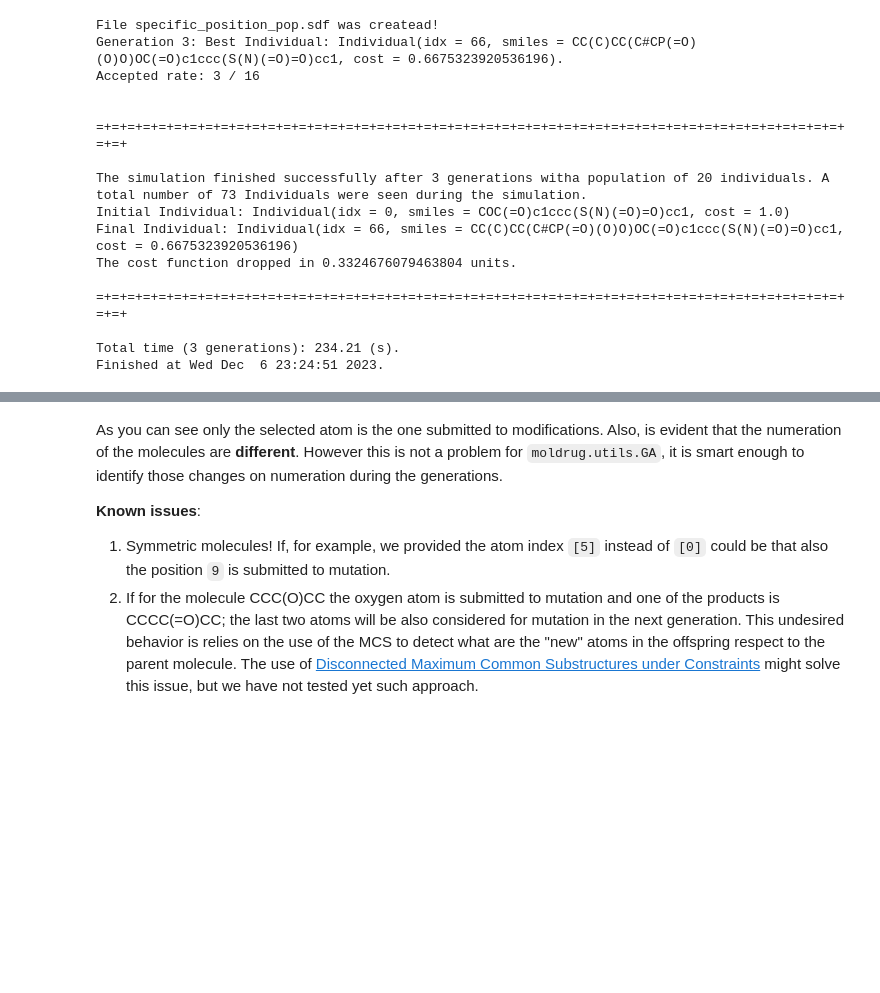
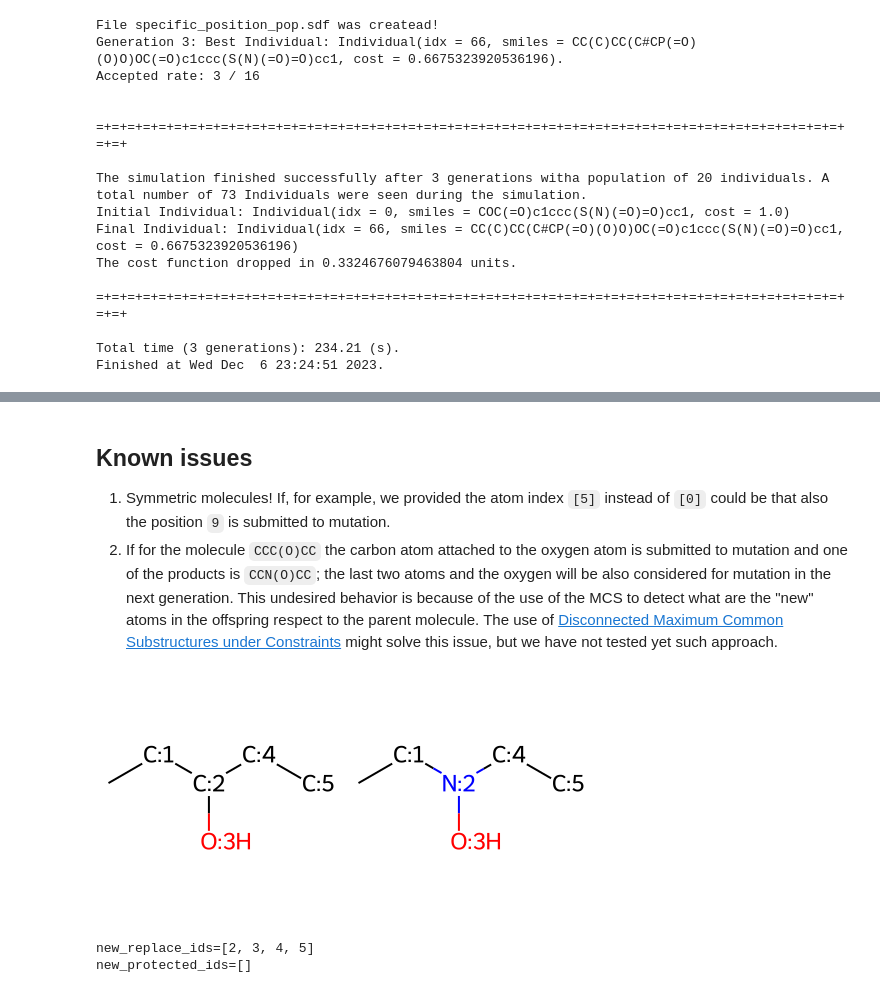
Before and after one commit to ale94mleon/moldrug, a Jupyter notebook: docs/notebooks/advance_topics.ipynb, the cells around one changed output, grey strips where cells are left out. Cells and saved outputs as stored; diff of their text form; code cells hidden in the pictures; blank space fills up the shorter version.

```diff
--- a/docs/notebooks/advance_topics.ipynb
+++ b/docs/notebooks/advance_topics.ipynb
@@ -141,6 +146,22 @@ drawgrid([mol_with_atom_index(Chem.RemoveHs(m)) for m in mol_list])
 # %% [markdown]
-As you can see only the selected atom is the one submitted to modifications. Also, is evident that the numeration of the molecules are **different**. However this is not a problem for `moldrug.utils.GA`, it is smart enough to identify those changes on numeration during the generations.
+## Known issues
 
-**Known issues**:
 1. Symmetric molecules! If, for example, we provided the atom index `[5]` instead of `[0]` could be that also the position `9` is submitted to mutation.
-2. If for the molecule CCC(O)CC the oxygen atom is submitted to mutation and one of the products is CCCC(=O)CC; the last two atoms will be also considered for mutation in the next generation. This undesired behavior is relies on the use of the MCS to detect what are the "new" atoms in the offspring respect to the parent molecule. The use of [Disconnected Maximum Common Substructures under Constraints](https://pubs.acs.org/doi/10.1021/acs.jcim.0c00741) might solve this issue, but we have not tested yet such approach.
+2. If for the molecule `CCC(O)CC` the carbon atom attached to the oxygen atom is submitted to mutation and one of the products is `CCN(O)CC`; the last two atoms and the oxygen will be also considered for mutation in the next generation. This undesired behavior is because of the use of the MCS to detect what are the "new" atoms in the offspring respect to the parent molecule. The use of [Disconnected Maximum Common Substructures under Constraints](https://pubs.acs.org/doi/10.1021/acs.jcim.0c00741) might solve this issue, but we have not tested yet such approach.
+# %%
+from rdkit.Chem import Draw
+parent = 'CCC(O)CC'
+offspring = 'CCN(O)CC'
+RDMols = [mol_with_atom_index(Chem.MolFromSmiles(parent)), mol_with_atom_index(Chem.MolFromSmiles(offspring))]
+
+[mol_with_atom_index(m) for m in RDMols]
+Draw.MolsToGridImage(RDMols, subImgSize=(250,250))
+# %% [output]
+[figure, added]
+# %%
+new_replace_ids, new_protected_ids = utils.update_reactant_zone(RDMols[0], RDMols[1], parent_replace_ids=[2])
+print(f"{new_replace_ids=}") # Which is wrong, it should only be 2
+print(f"{new_protected_ids=}")
+# %% [output]
+new_replace_ids=[2, 3, 4, 5]
+new_protected_ids=[]
```
Also changed, not shown: parts of 1 cell of this notebook.
